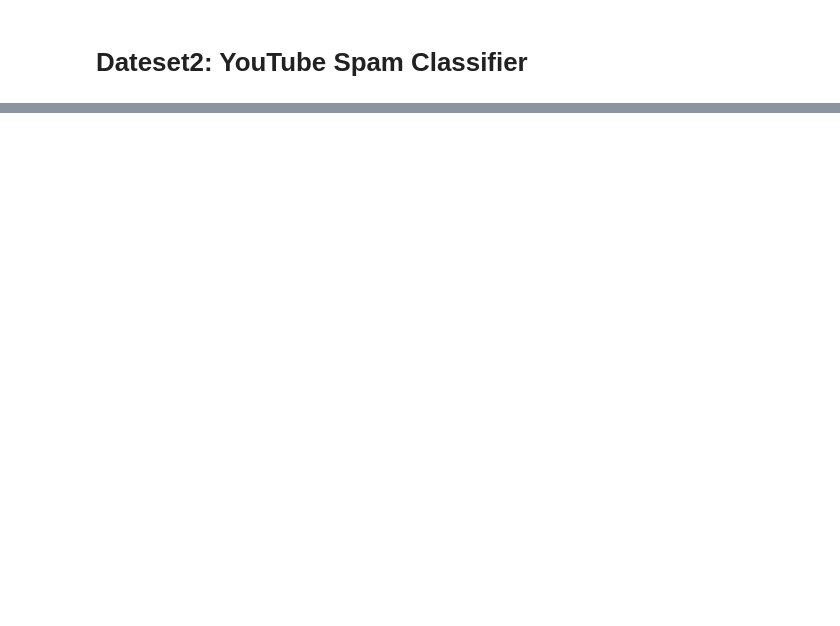
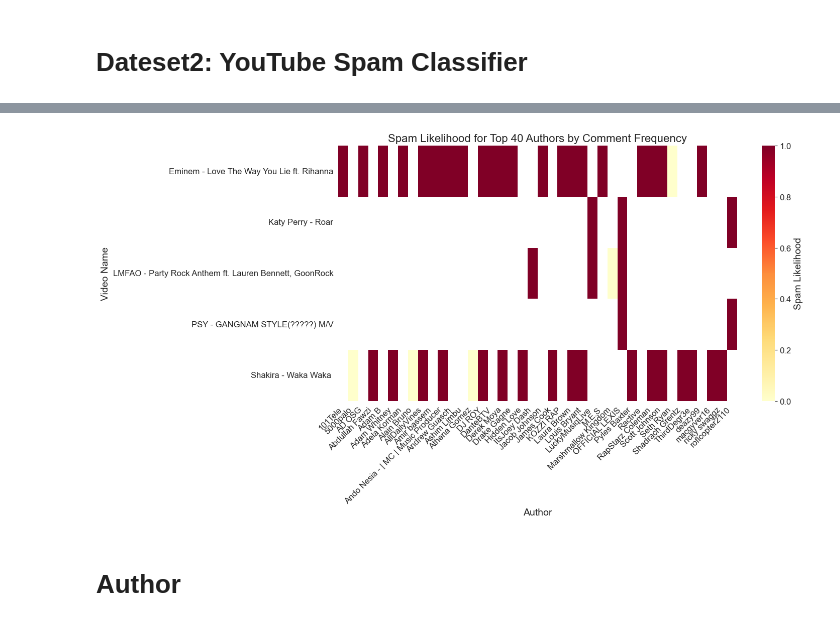
Before and after one commit to placeboo/MachineLearningProjects, a Jupyter notebook: Classification/notebooks/dataset2_data_exploration.ipynb, the cells around one changed output, grey strips where cells are left out. Saved outputs shown, nothing was run; the diff lists cells and outputs as text; code cells hidden in the pictures; blank space fills up the shorter version.

```diff
--- a/Classification/notebooks/dataset2_data_exploration.ipynb
+++ b/Classification/notebooks/dataset2_data_exploration.ipynb
@@ -23,0 +73,42 @@ Data shape: (1956, 6)
+# %%
+def create_top_authors_heatmap(author_video_rating, n=20):
+    # Reset index to have AUTHOR and VIDEO_NAME as columns
+    df = author_video_rating.reset_index()
+
+    # Get the top n authors by total comment count
+    top_authors = df.groupby('AUTHOR')['COMMENT_ID'].sum().nlargest(n).index
+
+    # Filter the dataframe to include only top authors
+    df_top = df[df['AUTHOR'].isin(top_authors)]
+
+    # Create a pivot table for the heatmap
+    heatmap_data = df_top.pivot(index='VIDEO_NAME', columns='AUTHOR', values='CLASS')
+
+    # Set up the matplotlib figure
+    plt.figure(figsize=(15, 8))
+
+    # Create the heatmap
+    sns.heatmap(heatmap_data, cmap='YlOrRd', annot=False, fmt='.2f',
+                cbar_kws={'label': 'Spam Likelihood'})
+
+    # Customize the plot
+    plt.title(f'Spam Likelihood for Top {n} Authors by Comment Frequency')
+    plt.xlabel('Author')
+    plt.ylabel('Video Name')
+
+    # Rotate x-axis labels for better readability
+    plt.xticks(rotation=45, ha='right')
+
+    # Adjust layout to prevent cutting off labels
+    plt.tight_layout()
+    # remove the background grid
+    plt.grid(False)
+
+    # Show the plot
+    plt.show()
+# %%
+create_top_authors_heatmap(author_video_rating, n=40)
+# %% [output]
+[figure, added]
+# %% [markdown]
+# Author
```
Also changed, not shown: parts of 10 cells of this notebook, 13 other files.
